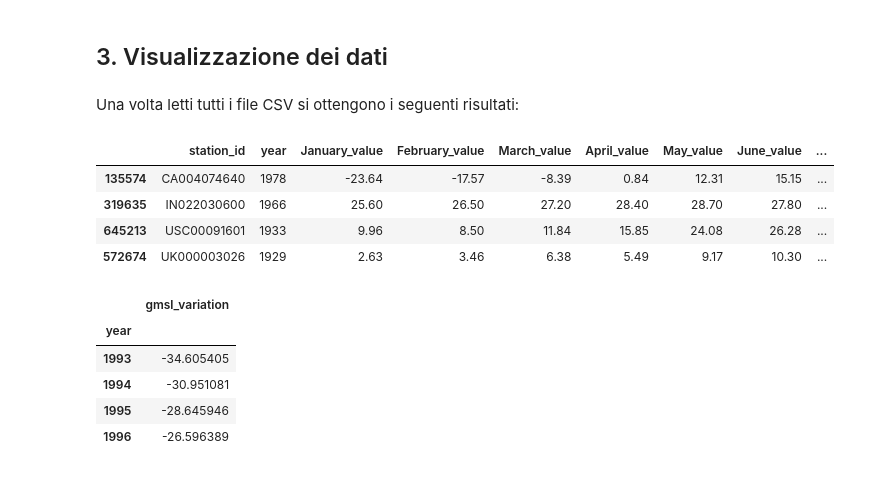
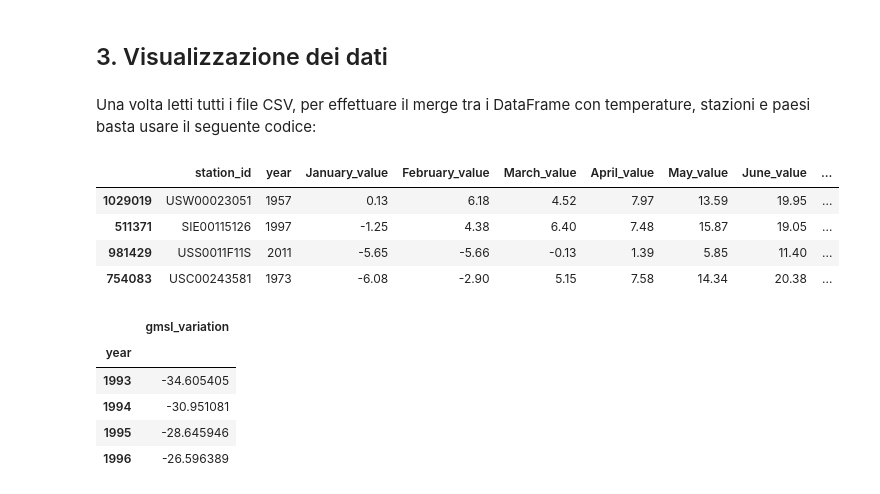
Before and after one commit to ElenaCurti/big-data, a Jupyter notebook: Attivita_03_DataAnalytics/file.ipynb, the cells around one changed output. Cells and saved outputs as stored; diff of their text form; code cells hidden in the pictures.

```diff
--- a/Attivita_03_DataAnalytics/file.ipynb
+++ b/Attivita_03_DataAnalytics/file.ipynb
@@ -53,7 +76,8 @@ from sklearn import linear_model
 pd.options.display.max_rows = None
 pd.options.display.max_columns = None
 
-DATA_FOLDER = "applicazione" + os.path.sep + "data" + os.path.sep
+APPLICAZIONE_FOLDER = "applicazione" + os.path.sep
+DATA_FOLDER =  APPLICAZIONE_FOLDER+ "data" + os.path.sep
 DATA_ORIGINAL_FOLDER = DATA_FOLDER + "original"+ os.path.sep
 DATA_MODIFIED_FOLDER = DATA_FOLDER + "modified"+ os.path.sep
 # %% [markdown]
@@ -216,17 +287,16 @@ df_co2 = df_co2.set_index("year")
 # %% [markdown]
 ## 3. Visualizzazione dei dati
-# %% [markdown]
-Una volta letti tutti i file CSV si ottengono i seguenti risultati:
+# %% [markdown]
+Una volta letti tutti i file CSV, per effettuare il merge tra i DataFrame con temperature, stazioni e paesi basta usare il seguente codice:
 # %%
-# Temperature, stazioni e paesi
 df = df_temperatures.merge(df_stations).merge(df_country)
-display(df.sample(4))
+df.sample(4)
 # %% [output]
 |  | station_id | year | January_value | February_value | March_value | April_value | May_value | June_value | ... |
-| 135574 | CA004074640 | 1978 | -23.64 | -17.57 | -8.39 | 0.84 | 12.31 | 15.15 | ... |
-| 319635 | IN022030600 | 1966 | 25.60 | 26.50 | 27.20 | 28.40 | 28.70 | 27.80 | ... |
-| 645213 | USC00091601 | 1933 | 9.96 | 8.50 | 11.84 | 15.85 | 24.08 | 26.28 | ... |
-| 572674 | UK000003026 | 1929 | 2.63 | 3.46 | 6.38 | 5.49 | 9.17 | 10.30 | ... |
+| 1029019 | USW00023051 | 1957 | 0.13 | 6.18 | 4.52 | 7.97 | 13.59 | 19.95 | ... |
+| 511371 | SIE00115126 | 1997 | -1.25 | 4.38 | 6.40 | 7.48 | 15.87 | 19.05 | ... |
+| 981429 | USS0011F11S | 2011 | -5.65 | -5.66 | -0.13 | 1.39 | 5.85 | 11.40 | ... |
+| 754083 | USC00243581 | 1973 | -6.08 | -2.90 | 5.15 | 7.58 | 14.34 | 20.38 | ... |
 # %%
 # Livelli del mare
 display(df_sea.head(4))
```
Also changed, not shown: parts of 16 cells of this notebook, 1 other file.
